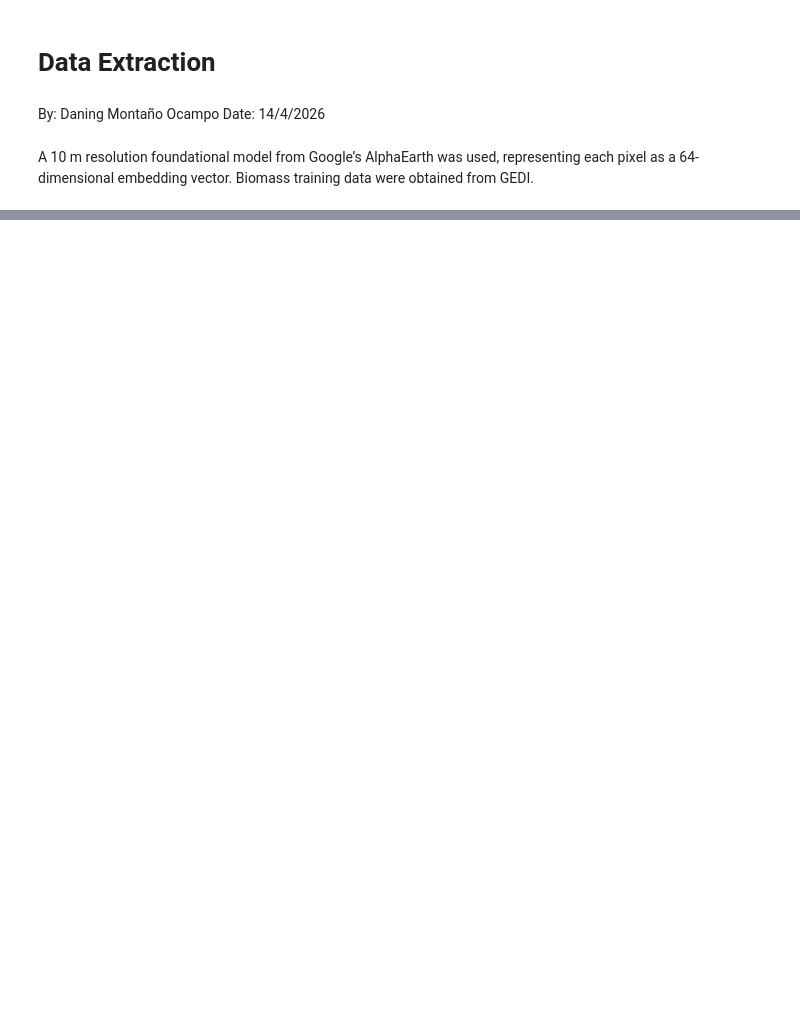
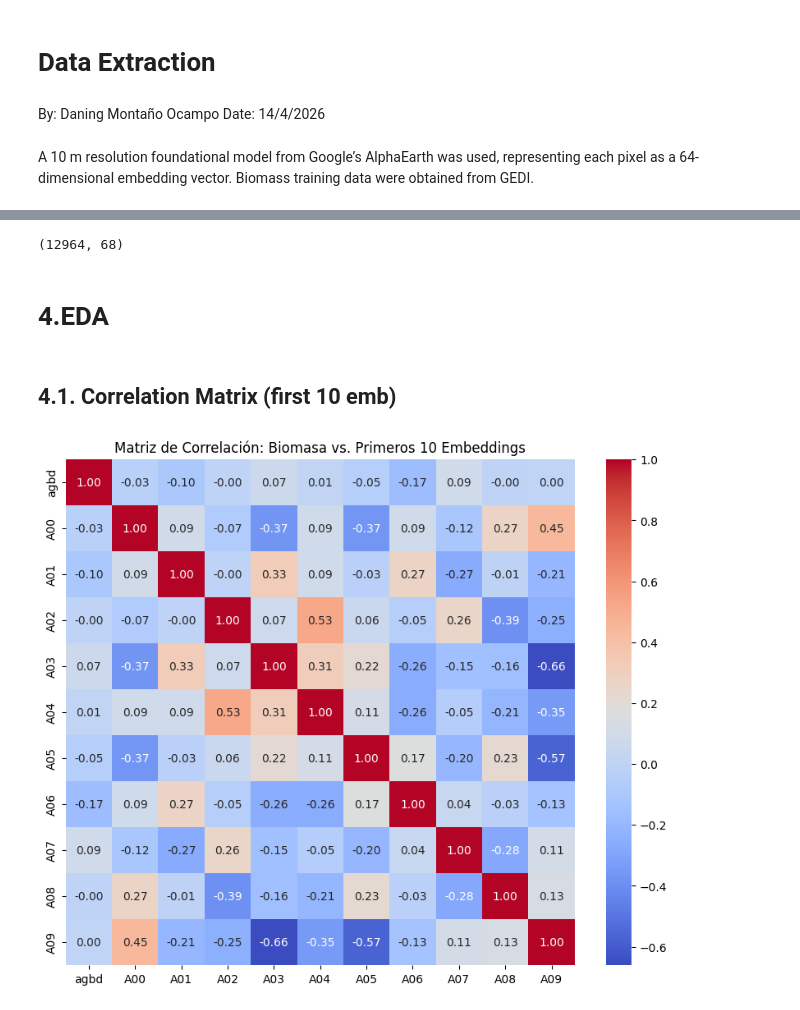
Before and after one commit to daningMontano/ACUS_ECOSYSTEM_ZCH, a Jupyter notebook: Notebooks/Biomass/0_Data_extraction.ipynb, the cells around one changed output, grey strips where cells are left out. Saved outputs shown, nothing was run; the diff lists cells and outputs as text; code cells hidden in the pictures; blank space fills up the shorter version.

```diff
--- a/Notebooks/Biomass/0_Data_extraction.ipynb
+++ b/Notebooks/Biomass/0_Data_extraction.ipynb
@@ -28,0 +33,2 @@ ee.Initialize(project='monitoreofpachamama')
+# %%
+aoi = ee.FeatureCollection('projects/monitoreofpachamama/assets/ZamoraCH/Provincia_ZCh_5km_buffer')
@@ -28,0 +180,27 @@ ee.Initialize(project='monitoreofpachamama')
+# %%
+
+
+# Cargar la colección de embeddings anuales
+embeddings_col = ee.ImageCollection('GOOGLE/SATELLITE_EMBEDDING/V1/ANNUAL')
+
+# Años solicitados
+years_list = [2019, 2020, 2021, 2022, 2024]
+
+# Diccionario para almacenar las imágenes por año
+alpha_earth_embeddings = {}
+
+for year in years_list:
+    start_date = f'{year}-01-01'
+    end_date = f'{year+1}-01-01'
+
+    # Filtrar por fecha y por el AOI definido anteriormente
+    img = embeddings_col.filterDate(start_date, end_date) \
+                        .filterBounds(aoi) \
+                        .first() \
+                        .clip(aoi)
+
+    alpha_earth_embeddings[year] = img
+
+# Verificación simple: imprimir las bandas de un año
+print(f"Bandas disponibles (Ejemplo {years_list[0]}):", alpha_earth_embeddings[years_list[0]].bandNames().getInfo()[:10], "...")
+print(f"Embeddings cargados para los años: {list(alpha_earth_embeddings.keys())}")
@@ -28,0 +296,18 @@ ee.Initialize(project='monitoreofpachamama')
+# %%
+df_final.shape
+# %% [output]
+(12964, 68)
+# %% [markdown]
+# **4.EDA**
+# %% [markdown]
+## 4.1. Correlation Matrix (first 10 emb)
+# %%
+columns_to_correlate = ['agbd'] + [f'A{i:02d}' for i in range(10)]
+correlation_matrix = df_final[columns_to_correlate].corr()
+
+plt.figure(figsize=(10, 8))
+sns.heatmap(correlation_matrix, annot=True, cmap='coolwarm', fmt=".2f")
+plt.title('Matriz de Correlación: Biomasa vs. Primeros 10 Embeddings')
+plt.show()
+# %% [output]
+[figure, added]
```
Also changed, not shown: parts of 26 cells of this notebook.
